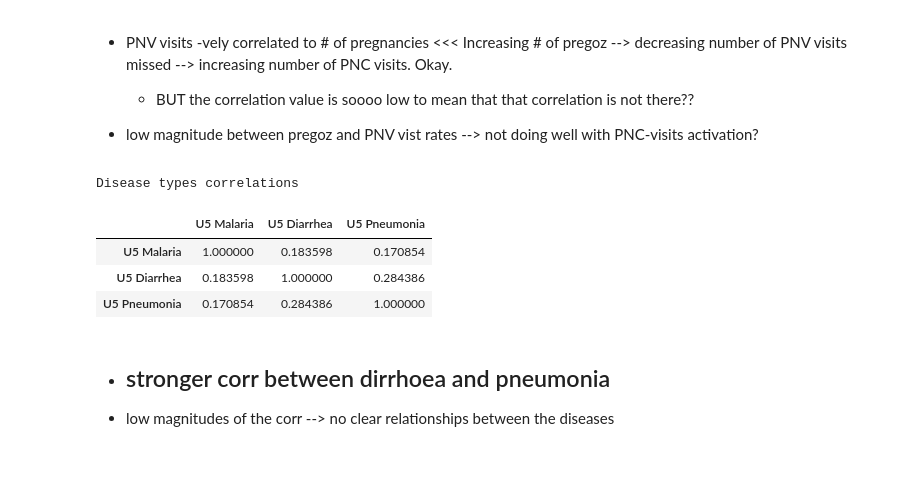
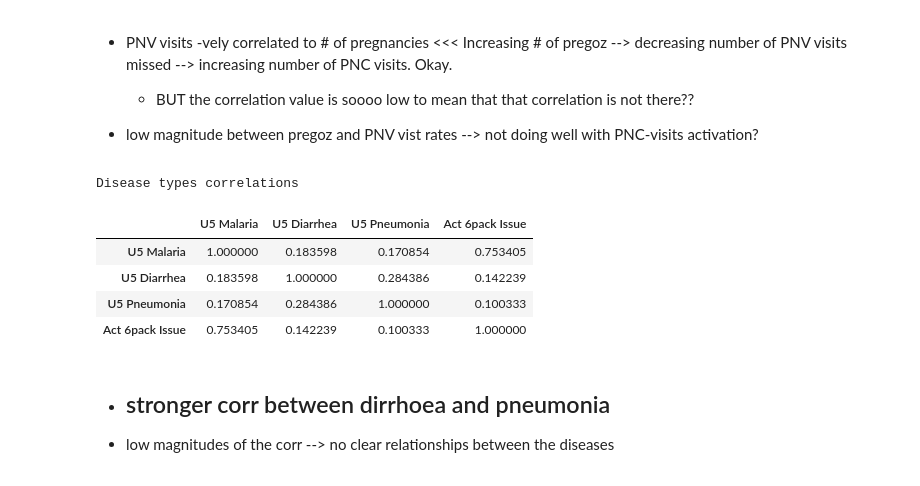
Before and after one commit to bilha-analytics/DS_Certification, a Jupyter notebook: KE_CHPs.ipynb, the cells around one changed output. Drawn from its saved outputs; the diff is of its cells as text; code cells hidden in the pictures.

```diff
--- a/KE_CHPs.ipynb
+++ b/KE_CHPs.ipynb
@@ -246,13 +247,14 @@ Pregnancies correlations
 # %%
 # disease types
 print("Disease types correlations")
-dataset[["U5 Malaria", "U5 Diarrhea", "U5 Pneumonia"]].corr()
+dataset[["U5 Malaria", "U5 Diarrhea", "U5 Pneumonia", "Act 6pack Issue"]].corr()
 # %% [output]
 Disease types correlations
-|  | U5 Malaria | U5 Diarrhea | U5 Pneumonia |
-| U5 Malaria | 1.000000 | 0.183598 | 0.170854 |
-| U5 Diarrhea | 0.183598 | 1.000000 | 0.284386 |
-| U5 Pneumonia | 0.170854 | 0.284386 | 1.000000 |
+|  | U5 Malaria | U5 Diarrhea | U5 Pneumonia | Act 6pack Issue |
+| U5 Malaria | 1.000000 | 0.183598 | 0.170854 | 0.753405 |
+| U5 Diarrhea | 0.183598 | 1.000000 | 0.284386 | 0.142239 |
+| U5 Pneumonia | 0.170854 | 0.284386 | 1.000000 | 0.100333 |
+| Act 6pack Issue | 0.753405 | 0.142239 | 0.100333 | 1.000000 |
 # %% [markdown]
 - stronger corr between dirrhoea and pneumonia
     -
```
Also changed, not shown: parts of 2 cells of this notebook.
